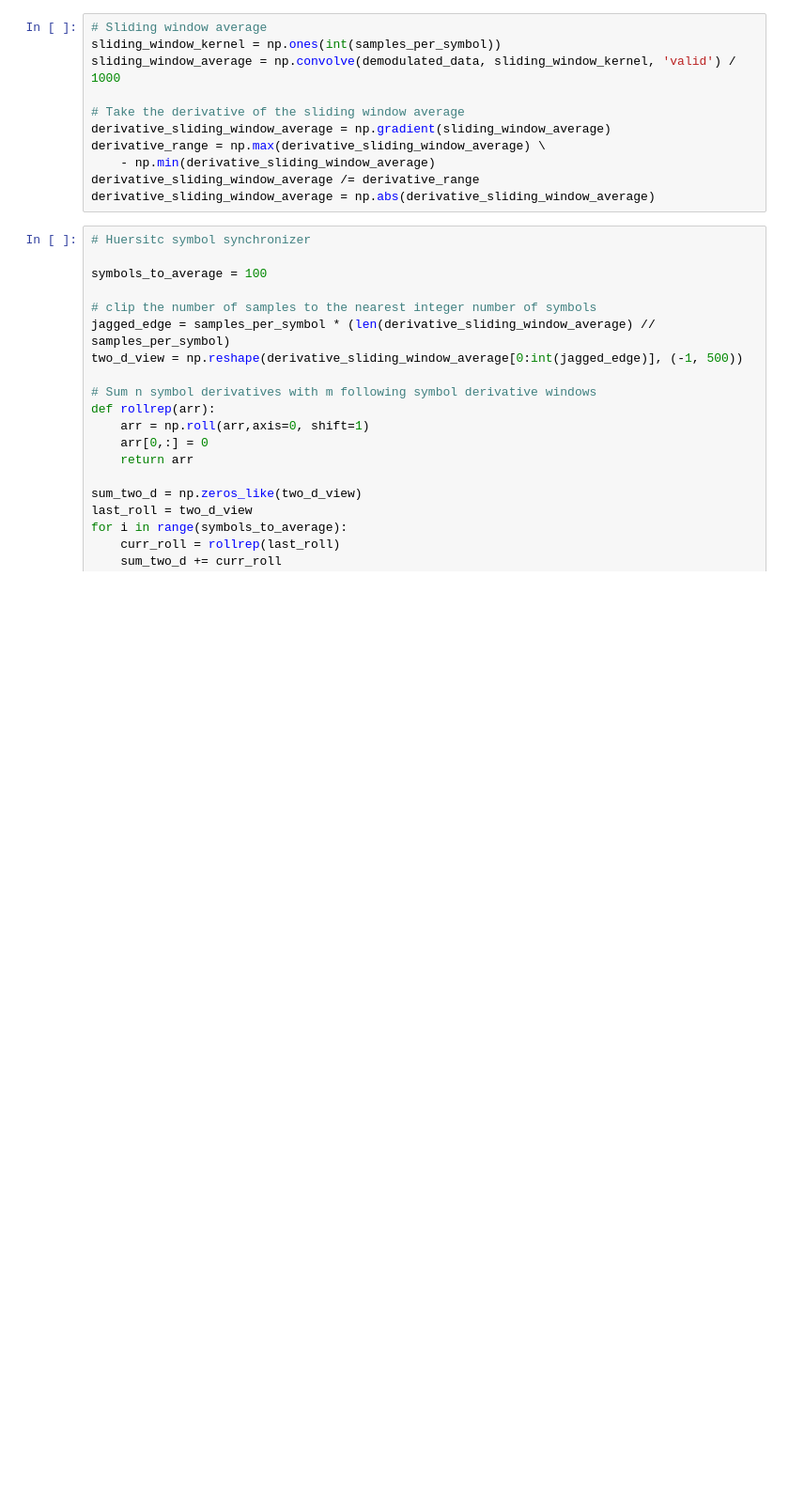
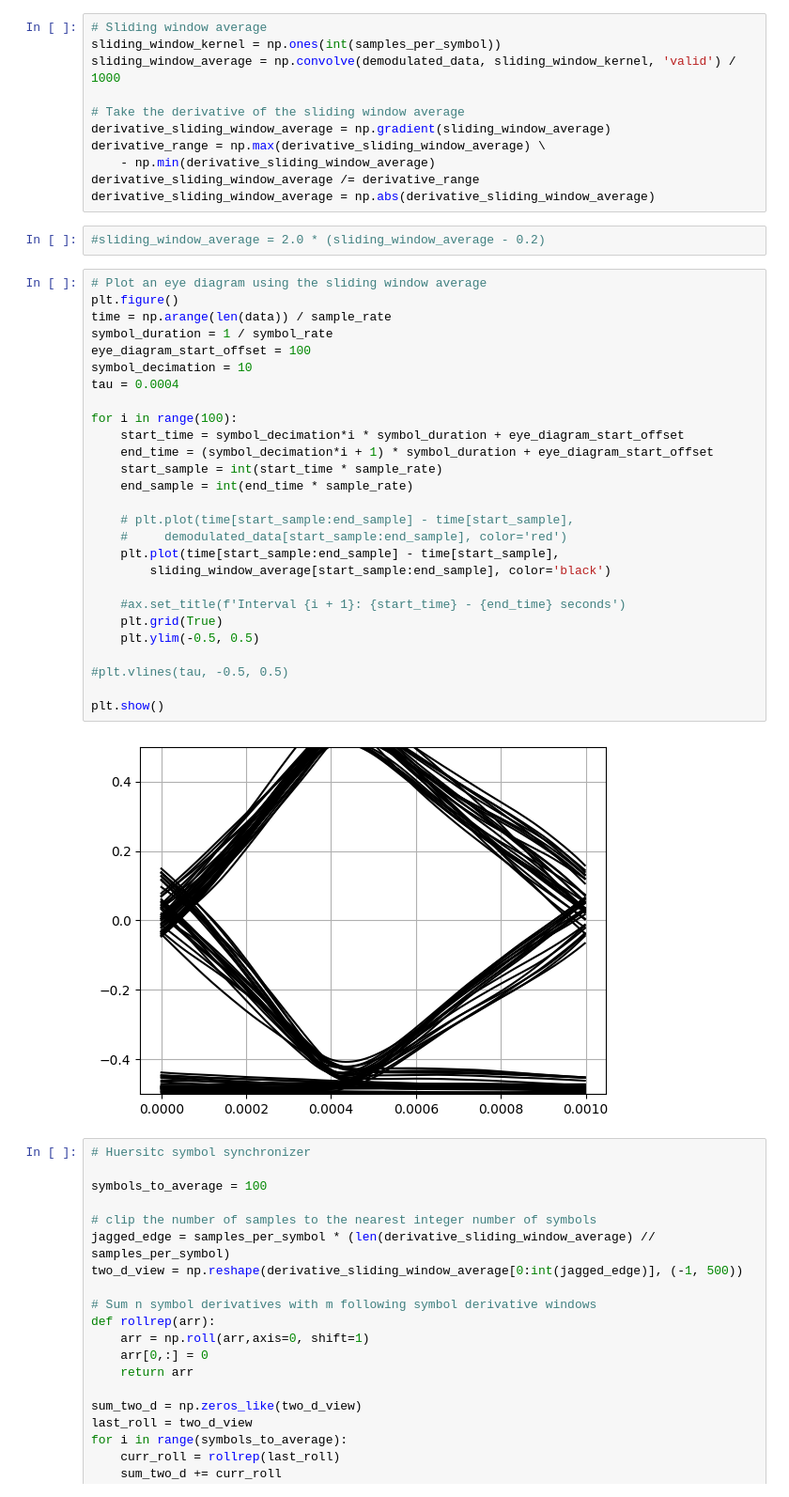
Before and after one commit to JSahliCU/PARTI-MCU, a Jupyter notebook: raw_rx_data_BER_estimator.ipynb, the cells around one changed output. Shown at 94% size. Drawn from its saved outputs; the diff is of its cells as text; blank space fills up the shorter version.

```diff
--- a/raw_rx_data_BER_estimator.ipynb
+++ b/raw_rx_data_BER_estimator.ipynb
@@ -71,6 +98,37 @@ derivative_range = np.max(derivative_sliding_window_average) \
     - np.min(derivative_sliding_window_average)
 derivative_sliding_window_average /= derivative_range
 derivative_sliding_window_average = np.abs(derivative_sliding_window_average)
+# %%
+#sliding_window_average = 2.0 * (sliding_window_average - 0.2)
+# %%
+# Plot an eye diagram using the sliding window average
+plt.figure()
+time = np.arange(len(data)) / sample_rate
+symbol_duration = 1 / symbol_rate
+eye_diagram_start_offset = 100
+symbol_decimation = 10
+tau = 0.0004
+
+for i in range(100):
+    start_time = symbol_decimation*i * symbol_duration + eye_diagram_start_offset
+    end_time = (symbol_decimation*i + 1) * symbol_duration + eye_diagram_start_offset
+    start_sample = int(start_time * sample_rate)
+    end_sample = int(end_time * sample_rate)
+
+    # plt.plot(time[start_sample:end_sample] - time[start_sample],
+    #     demodulated_data[start_sample:end_sample], color='red')
+    plt.plot(time[start_sample:end_sample] - time[start_sample],
+        sliding_window_average[start_sample:end_sample], color='black')
+
+    #ax.set_title(f'Interval {i + 1}: {start_time} - {end_time} seconds')
+    plt.grid(True)
+    plt.ylim(-0.5, 0.5)
+
+#plt.vlines(tau, -0.5, 0.5)
+
+plt.show()
+# %% [output]
+[figure, added]
 # %%
 # Huersitc symbol synchronizer
 
```
Also changed, not shown: parts of 6 cells of this notebook, 3 other files.
